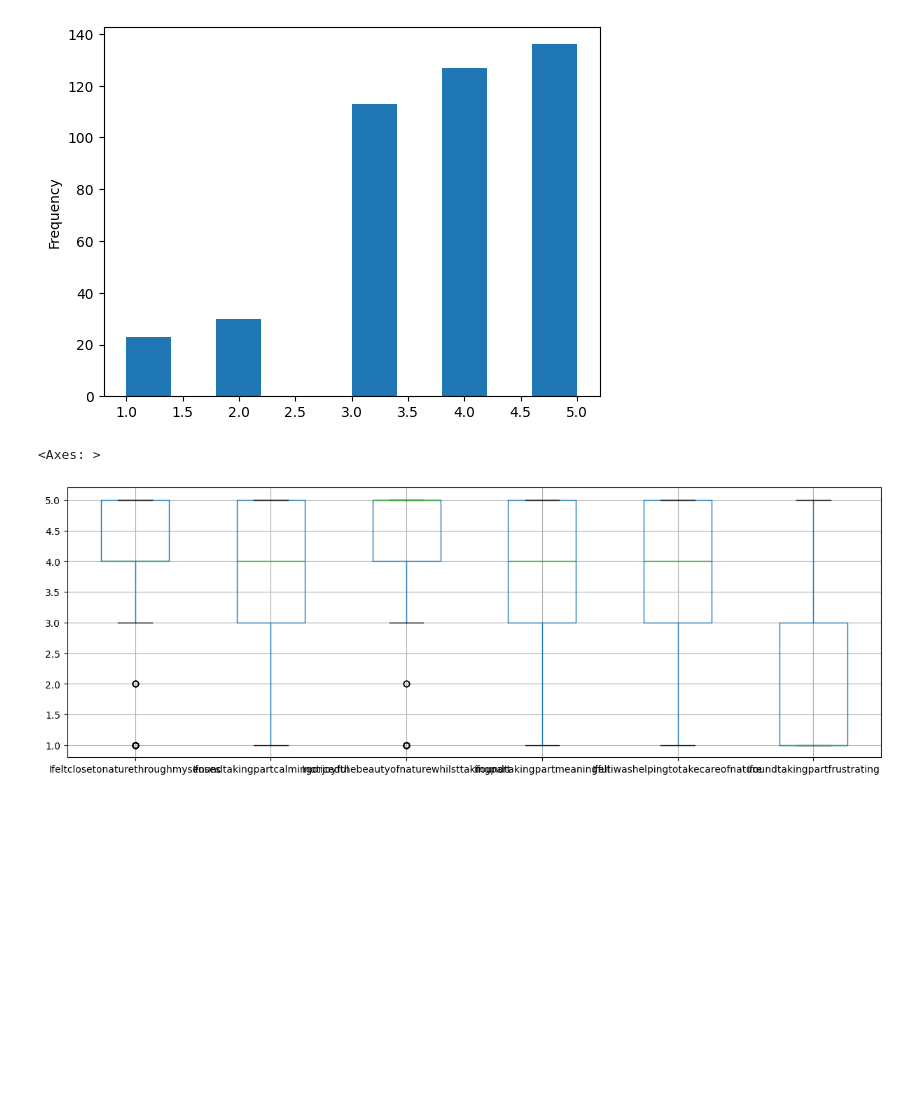
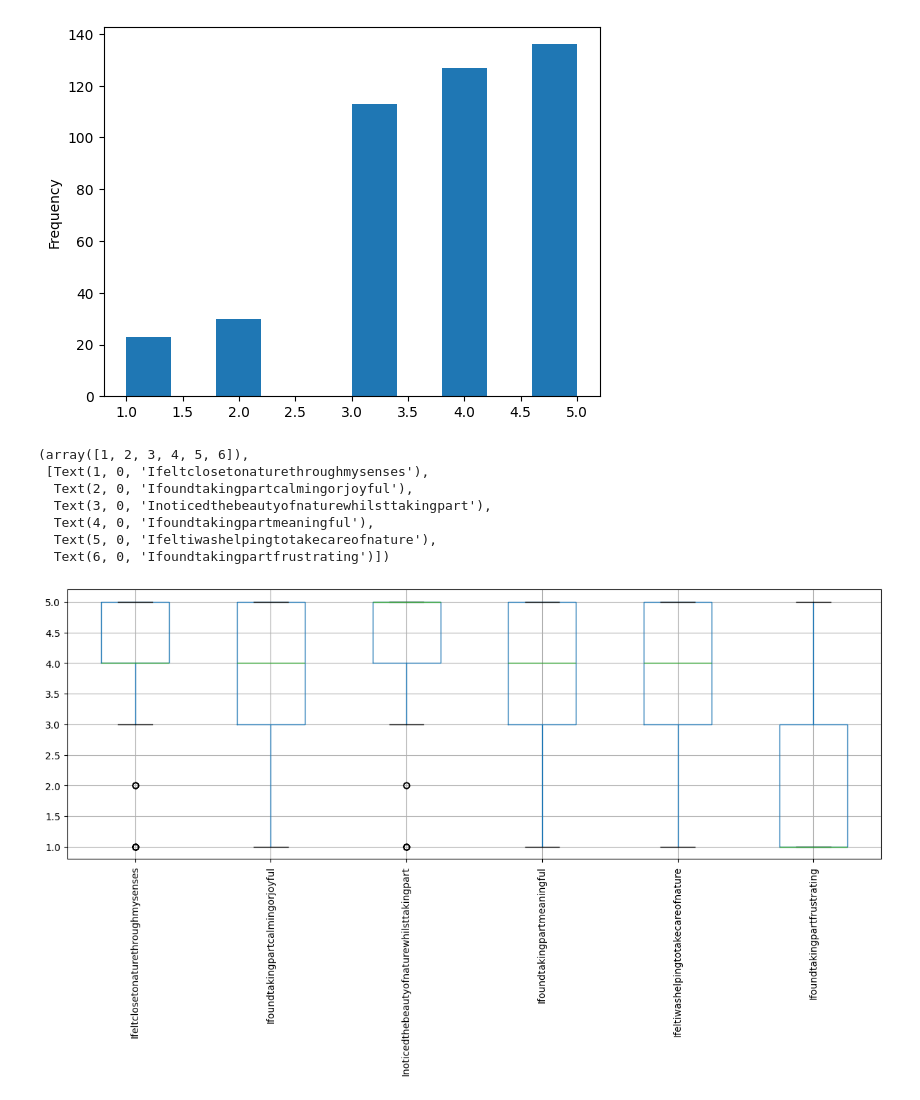
Before and after one commit to fraserdeans/lis-everything-counts-1, a Jupyter notebook: notebook.ipynb, the cells around one changed output. Cells and saved outputs as stored; diff of their text form; code cells hidden in the pictures; blank space fills up the shorter version.

Commit message:
More graphs

```diff
--- a/notebook.ipynb
+++ b/notebook.ipynb
@@ -192,8 +233,16 @@ df['Ifeltiwashelpingtotakecareofnature'].plot(kind='hist')
 # %%
 df.boxplot(column=['Ifeltclosetonaturethroughmysenses', 'Ifoundtakingpartcalmingorjoyful',
        'Inoticedthebeautyofnaturewhilsttakingpart',
        'Ifoundtakingpartmeaningful', 'Ifeltiwashelpingtotakecareofnature',
        'Ifoundtakingpartfrustrating'], figsize= (15,5))
+
+plt.xticks(rotation='vertical')
 # %% [output]
-<Axes: >
+(array([1, 2, 3, 4, 5, 6]),
+ [Text(1, 0, 'Ifeltclosetonaturethroughmysenses'),
+  Text(2, 0, 'Ifoundtakingpartcalmingorjoyful'),
+  Text(3, 0, 'Inoticedthebeautyofnaturewhilsttakingpart'),
+  Text(4, 0, 'Ifoundtakingpartmeaningful'),
+  Text(5, 0, 'Ifeltiwashelpingtotakecareofnature'),
+  Text(6, 0, 'Ifoundtakingpartfrustrating')])
-[figure, old version]
+[figure, new version]
```
Also changed, not shown: parts of 16 cells of this notebook.
